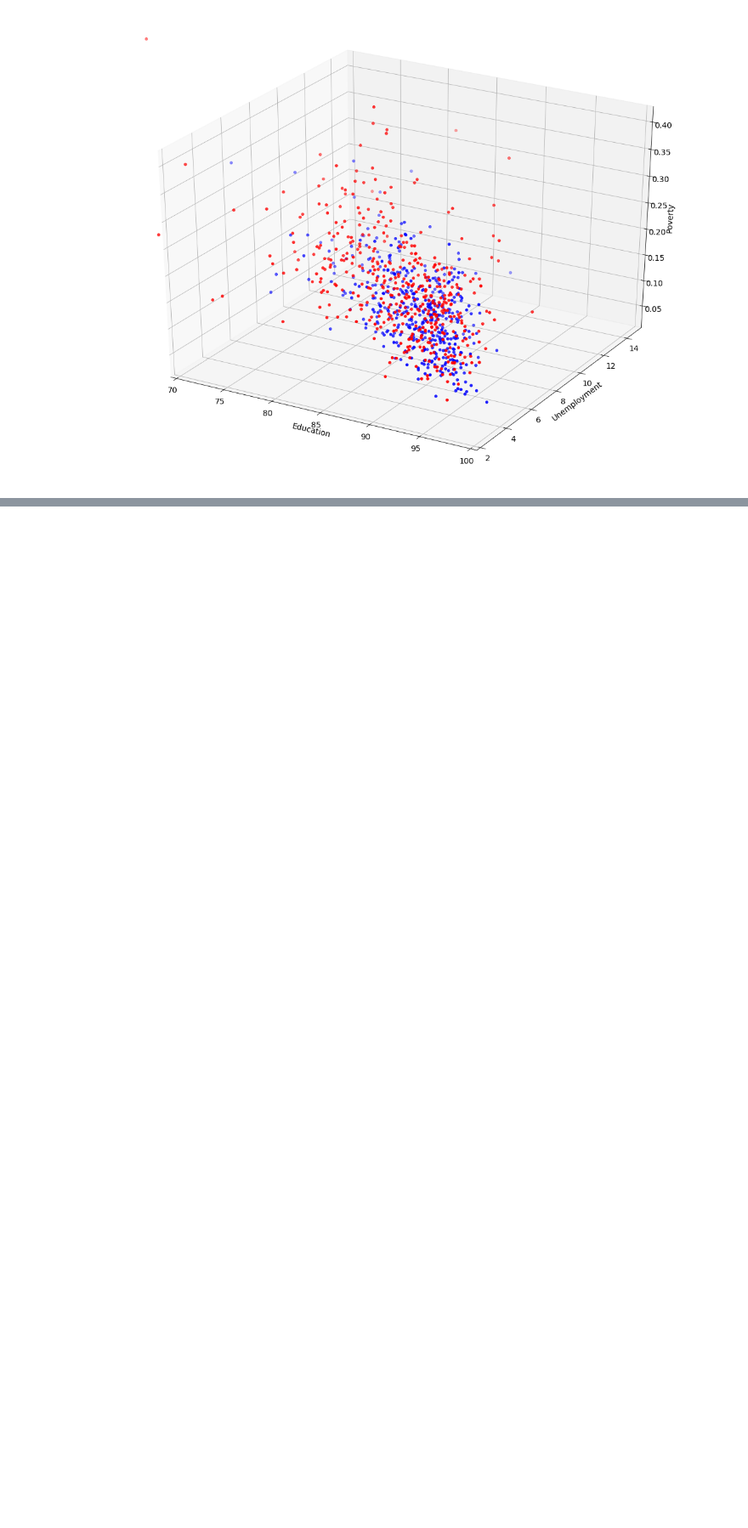
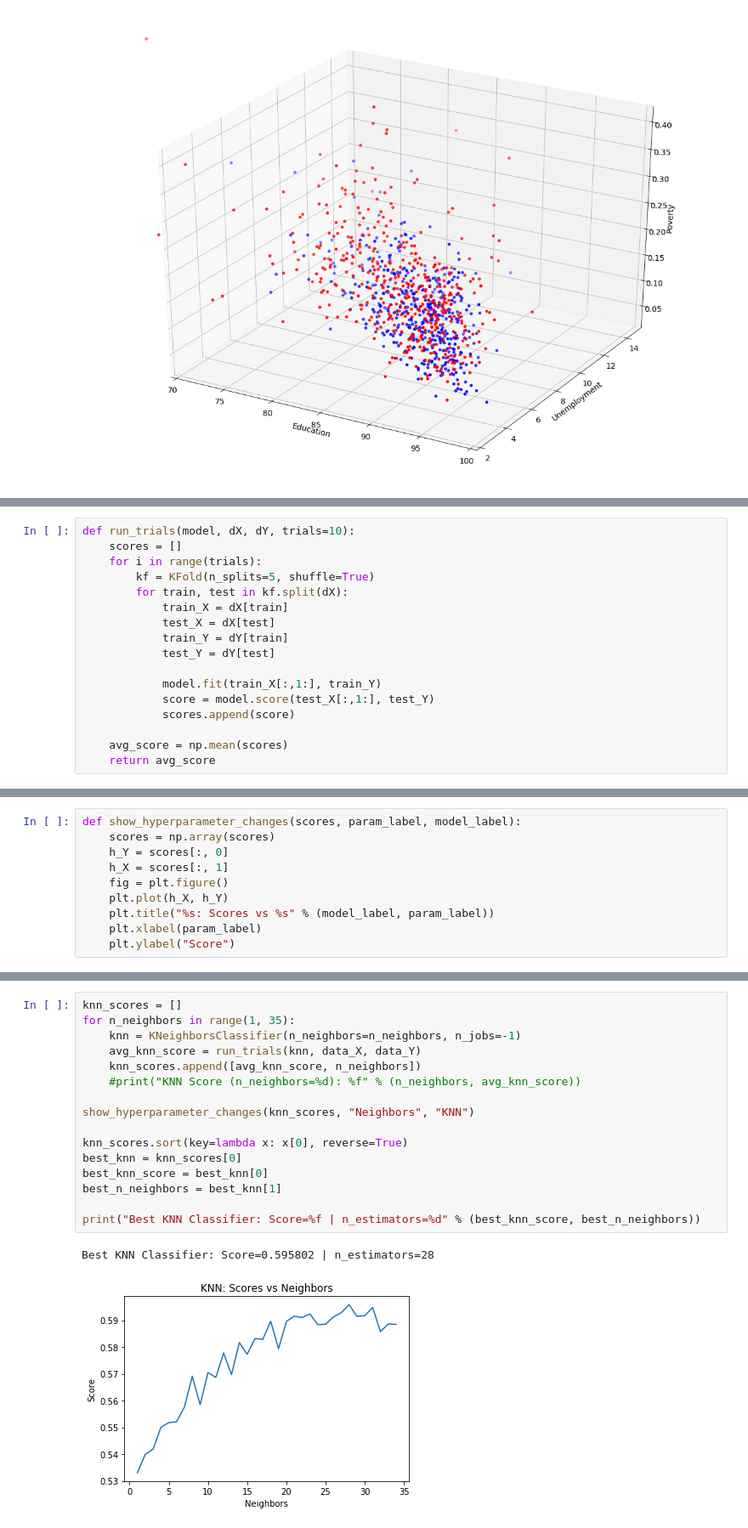
Before and after one commit to ebk46/GunViolenceDS, a Jupyter notebook: explore.ipynb, the cells around one changed output, grey strips where cells are left out. Shown at 85% size. Saved outputs shown, nothing was run; the diff lists cells and outputs as text; blank space fills up the shorter version.

Commit message:
added a bunch of classifier models, hyperparameter optimization, and max-voting

```diff
--- a/explore.ipynb
+++ b/explore.ipynb
@@ -461,0 +428,17 @@ Average Random Forest Score: 0.582328
+# %%
+def run_trials(model, dX, dY, trials=10):
+    scores = []
+    for i in range(trials):
+        kf = KFold(n_splits=5, shuffle=True)
+        for train, test in kf.split(dX):
+            train_X = dX[train]
+            test_X = dX[test]
+            train_Y = dY[train]
+            test_Y = dY[test]
+
+            model.fit(train_X[:,1:], train_Y)
+            score = model.score(test_X[:,1:], test_Y)
+            scores.append(score)
+
+    avg_score = np.mean(scores)
+    return avg_score
@@ -461,0 +466,10 @@ Average Random Forest Score: 0.582328
+# %%
+def show_hyperparameter_changes(scores, param_label, model_label):
+    scores = np.array(scores)
+    h_Y = scores[:, 0]
+    h_X = scores[:, 1]
+    fig = plt.figure()
+    plt.plot(h_X, h_Y)
+    plt.title("%s: Scores vs %s" % (model_label, param_label))
+    plt.xlabel(param_label)
+    plt.ylabel("Score")
@@ -461,0 +494,19 @@ Average Random Forest Score: 0.582328
+# %%
+knn_scores = []
+for n_neighbors in range(1, 35):
+    knn = KNeighborsClassifier(n_neighbors=n_neighbors, n_jobs=-1)
+    avg_knn_score = run_trials(knn, data_X, data_Y)
+    knn_scores.append([avg_knn_score, n_neighbors])
+    #print("KNN Score (n_neighbors=%d): %f" % (n_neighbors, avg_knn_score))
+
+show_hyperparameter_changes(knn_scores, "Neighbors", "KNN")
+
+knn_scores.sort(key=lambda x: x[0], reverse=True)
+best_knn = knn_scores[0]
+best_knn_score = best_knn[0]
+best_n_neighbors = best_knn[1]
+
+print("Best KNN Classifier: Score=%f | n_estimators=%d" % (best_knn_score, best_n_neighbors))
+# %% [output]
+Best KNN Classifier: Score=0.595802 | n_estimators=28
+[figure, added]
```
Also changed, not shown: parts of 22 cells of this notebook.
